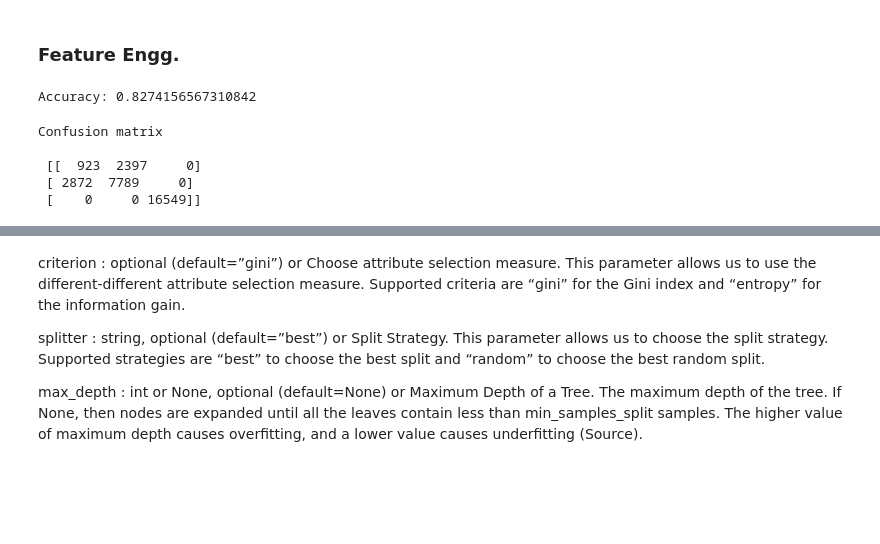
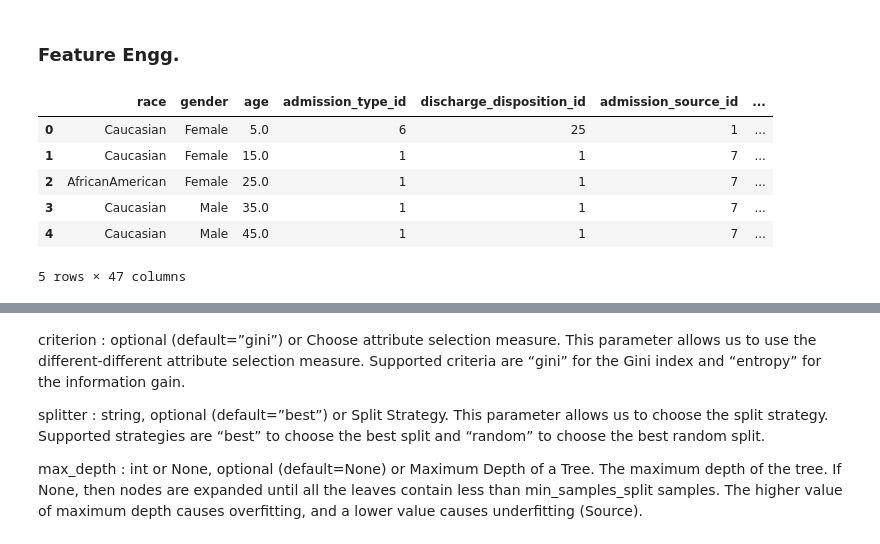
Before and after one commit to ranga-godhandaraman/diabeties-readmission, a Jupyter notebook: Decision tree- capstone 7.ipynb, the cells around one changed output, grey strips where cells are left out. Saved outputs shown, nothing was run; the diff lists cells and outputs as text; code cells hidden in the pictures; blank space fills up the shorter version.

```diff
--- a/Decision tree- capstone 7.ipynb
+++ b/Decision tree- capstone 7.ipynb
@@ -109,15 +116,11 @@ y_pred = clf.predict(X_test)
-# %%
-# Model Accuracy, how often is the classifier correct?
-print("Accuracy:",metrics.accuracy_score(y_test, y_pred))
-# %% [output]
-Accuracy: 0.8274156567310842
-# %%
-from sklearn.metrics import confusion_matrix
-cm = confusion_matrix(y_test, y_pred)
-print('Confusion matrix\n\n', cm)
-# %% [output]
-Confusion matrix
-
- [[  923  2397     0]
- [ 2872  7789     0]
- [    0     0 16549]]
+# %%
+df_n= df
+df_n.head()
+# %% [output]
+|  | race | gender | age | admission_type_id | discharge_disposition_id | admission_source_id | ... |
+| 0 | Caucasian | Female | 5.0 | 6 | 25 | 1 | ... |
+| 1 | Caucasian | Female | 15.0 | 1 | 1 | 7 | ... |
+| 2 | AfricanAmerican | Female | 25.0 | 1 | 1 | 7 | ... |
+| 3 | Caucasian | Male | 35.0 | 1 | 1 | 7 | ... |
+| 4 | Caucasian | Male | 45.0 | 1 | 1 | 7 | ... |
+5 rows × 47 columns
```
Also changed, not shown: parts of 34 cells of this notebook.
